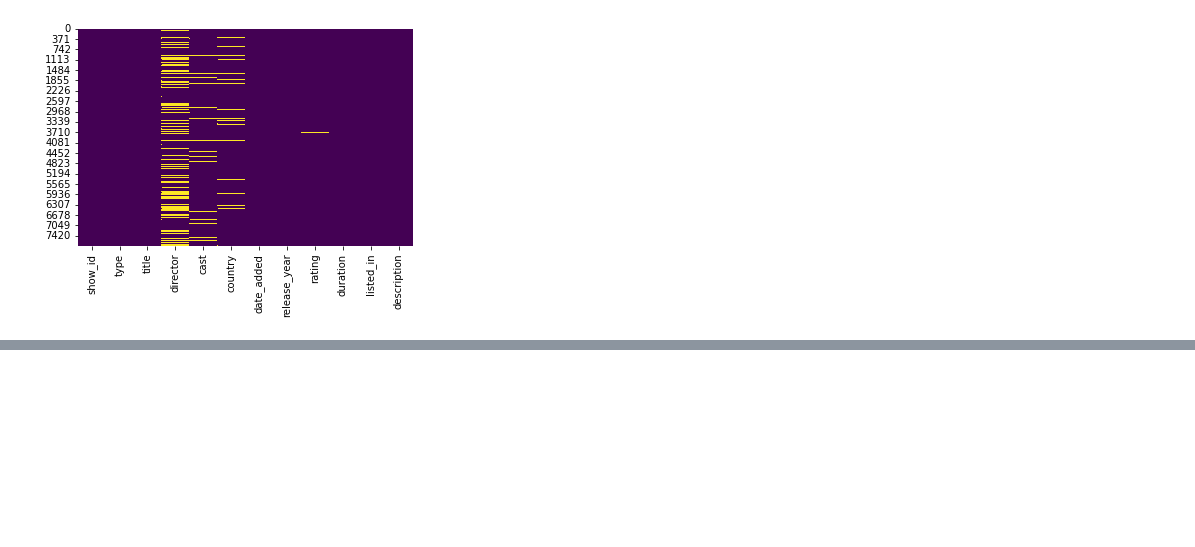
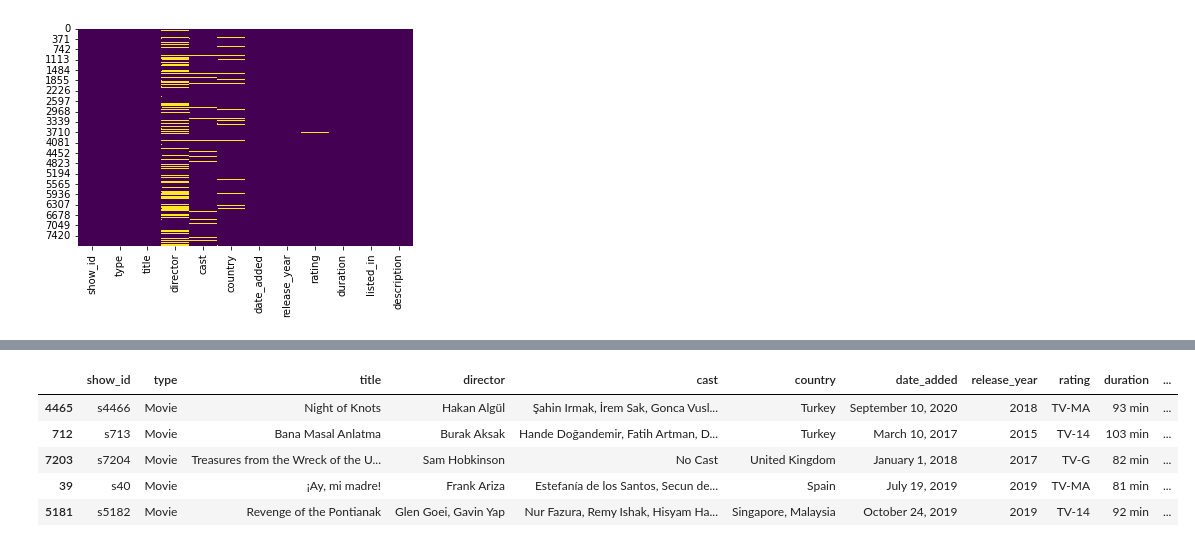
Before and after one commit to aditi10998/Netflix_movies_and_TV_shows, a Jupyter notebook: NETFLIX_MOVIES_AND_TV_SHOWS_CLUSTERING.ipynb, the cells around one changed output, grey strips where cells are left out. Drawn from its saved outputs; the diff is of its cells as text; code cells hidden in the pictures; blank space fills up the shorter version.

Commit message:
Handling missing values

```diff
--- a/NETFLIX_MOVIES_AND_TV_SHOWS_CLUSTERING.ipynb
+++ b/NETFLIX_MOVIES_AND_TV_SHOWS_CLUSTERING.ipynb
@@ -172,3 +172,9 @@ sns.heatmap(Netflix_df.isnull(),cbar=False,cmap='viridis')
 # %% [output]
 <matplotlib.axes._subplots.AxesSubplot at 0x...>
 [figure]
+# %%
+#Handling missing values
+Netflix_df.director.fillna("No Director",inplace=True)
+Netflix_df.cast.fillna("No Cast",inplace=True)
+Netflix_df.country.fillna("Country Unavailable",inplace=True)
+Netflix_df.dropna(subset=["date_added",'rating'],inplace=True)
@@ -174,0 +199,9 @@ sns.heatmap(Netflix_df.isnull(),cbar=False,cmap='viridis')
+# %%
+Netflix_df.sample(5)
+# %% [output]
+|  | show_id | type | title | director | cast | country | date_added | release_year | rating | duration | ... |
+| 4465 | s4466 | Movie | Night of Knots | Hakan Algül | Şahin Irmak, İrem Sak, Gonca Vusl... | Turkey | September 10, 2020 | 2018 | TV-MA | 93 min | ... |
+| 712 | s713 | Movie | Bana Masal Anlatma | Burak Aksak | Hande Doğandemir, Fatih Artman, D... | Turkey | March 10, 2017 | 2015 | TV-14 | 103 min | ... |
+| 7203 | s7204 | Movie | Treasures from the Wreck of the U... | Sam Hobkinson | No Cast | United Kingdom | January 1, 2018 | 2017 | TV-G | 82 min | ... |
+| 39 | s40 | Movie | ¡Ay, mi madre! | Frank Ariza | Estefanía de los Santos, Secun de... | Spain | July 19, 2019 | 2019 | TV-MA | 81 min | ... |
+| 5181 | s5182 | Movie | Revenge of the Pontianak | Glen Goei, Gavin Yap | Nur Fazura, Remy Ishak, Hisyam Ha... | Singapore, Malaysia | October 24, 2019 | 2019 | TV-14 | 92 min | ... |
```
Also changed, not shown: parts of 2 cells of this notebook.
